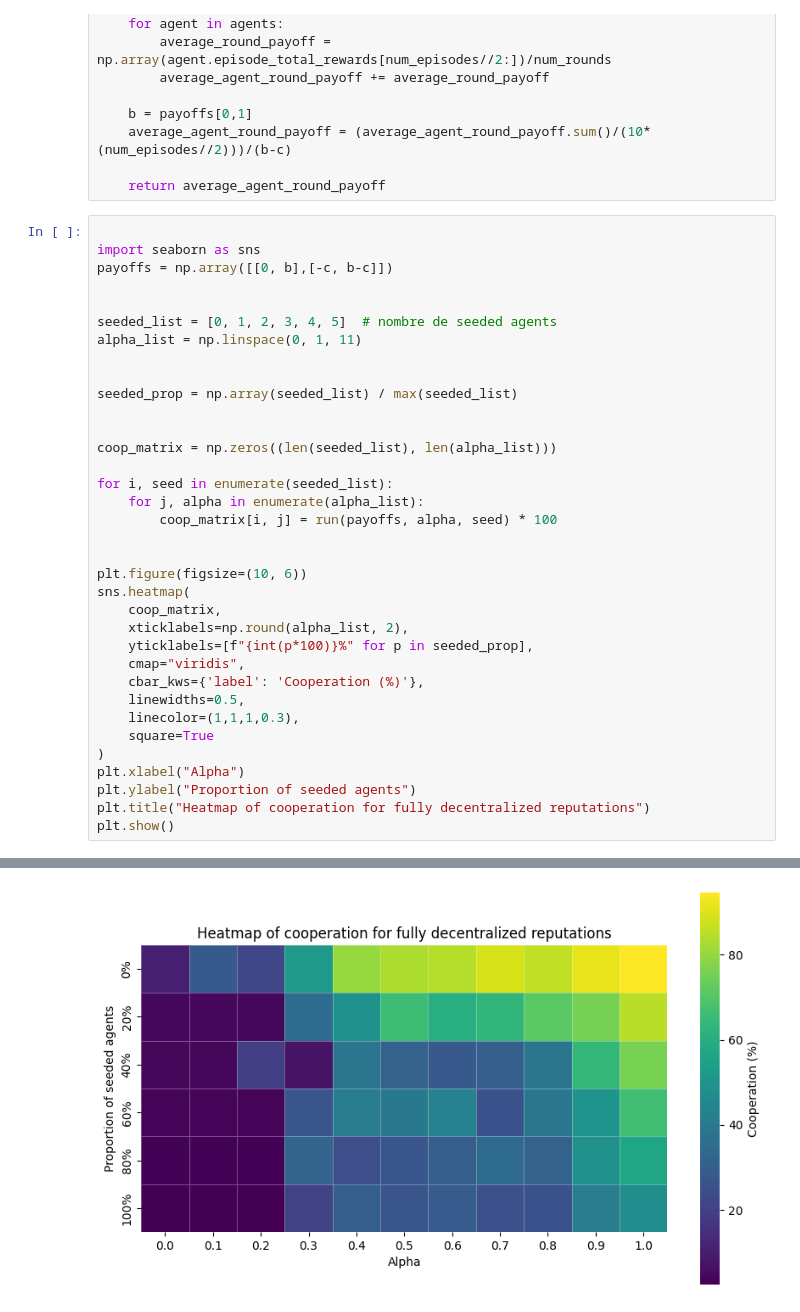
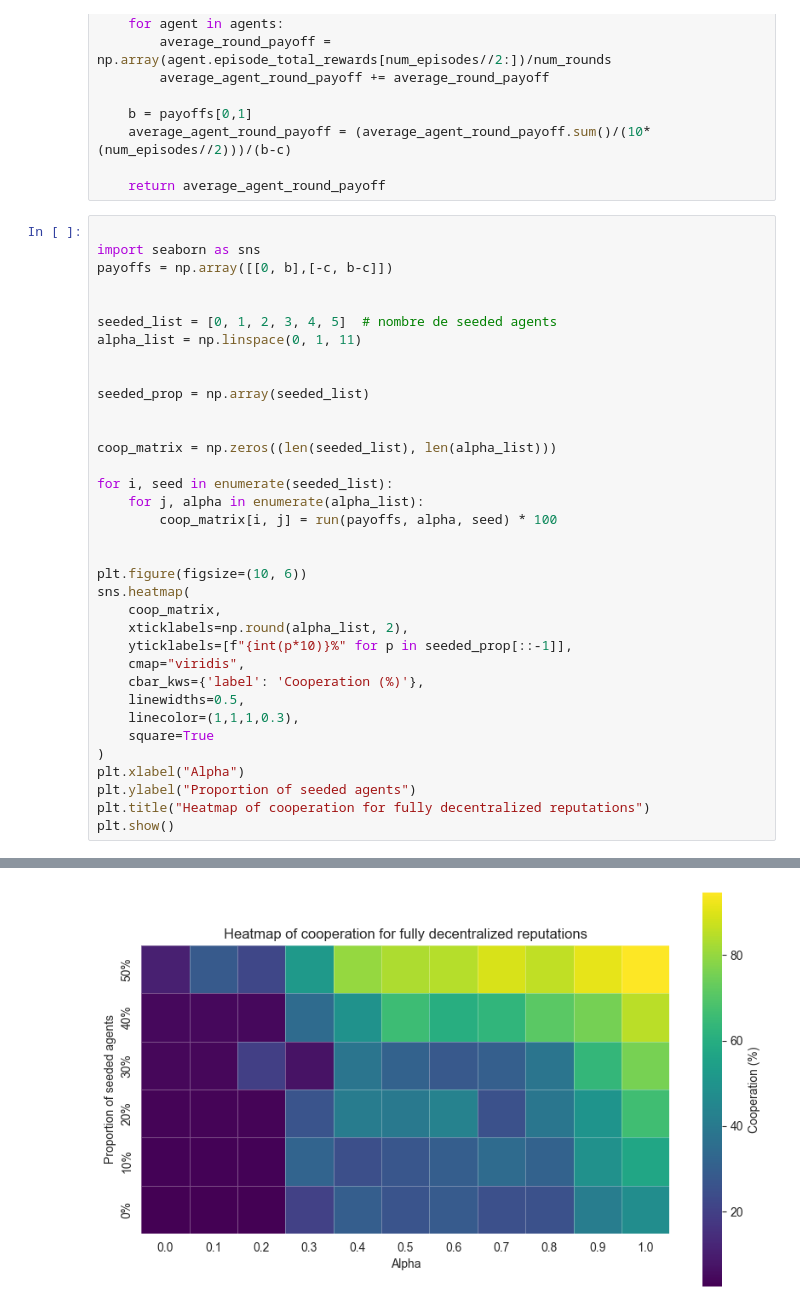
Before and after one commit to reda914/INFO-F409-Project, a Jupyter notebook: figure6.ipynb, the cells around one changed output, grey strips where cells are left out. Drawn from its saved outputs; the diff is of its cells as text.

```diff
--- a/figure6.ipynb
+++ b/figure6.ipynb
@@ -285,7 +285,7 @@ seeded_list = [0, 1, 2, 3, 4, 5]  # nombre de seeded agents
 alpha_list = np.linspace(0, 1, 11)
 
 
-seeded_prop = np.array(seeded_list) / max(seeded_list)
+seeded_prop = np.array(seeded_list)
 
 
 coop_matrix = np.zeros((len(seeded_list), len(alpha_list)))
@@ -299,33 +299,33 @@ plt.figure(figsize=(10, 6))
 sns.heatmap(
     coop_matrix,
     xticklabels=np.round(alpha_list, 2),
-    yticklabels=[f"{int(p*100)}%" for p in seeded_prop],
+    yticklabels=[f"{int(p*10)}%" for p in seeded_prop[::-1]],
     cmap="viridis",
     cbar_kws={'label': 'Cooperation (%)'},
     linewidths=0.5,
     linecolor=(1,1,1,0.3),
     square=True
 )
 plt.xlabel("Alpha")
 plt.ylabel("Proportion of seeded agents")
 plt.title("Heatmap of cooperation for fully decentralized reputations")
 plt.show()
 # %% [output]
 Number of episodes: 0
 Number of episodes: 0
 Number of episodes: 0
 Number of episodes: 0
 Number of episodes: 0
 Number of episodes: 0
 Number of episodes: 0
 Number of episodes: 0
 Number of episodes: 0
 Number of episodes: 0
 Number of episodes: 0
 Number of episodes: 0
 ... (50 lines left out)
 Number of episodes: 0
 Number of episodes: 0
 Number of episodes: 0
 Number of episodes: 0
-[figure, old version]
+[figure, new version]
```
